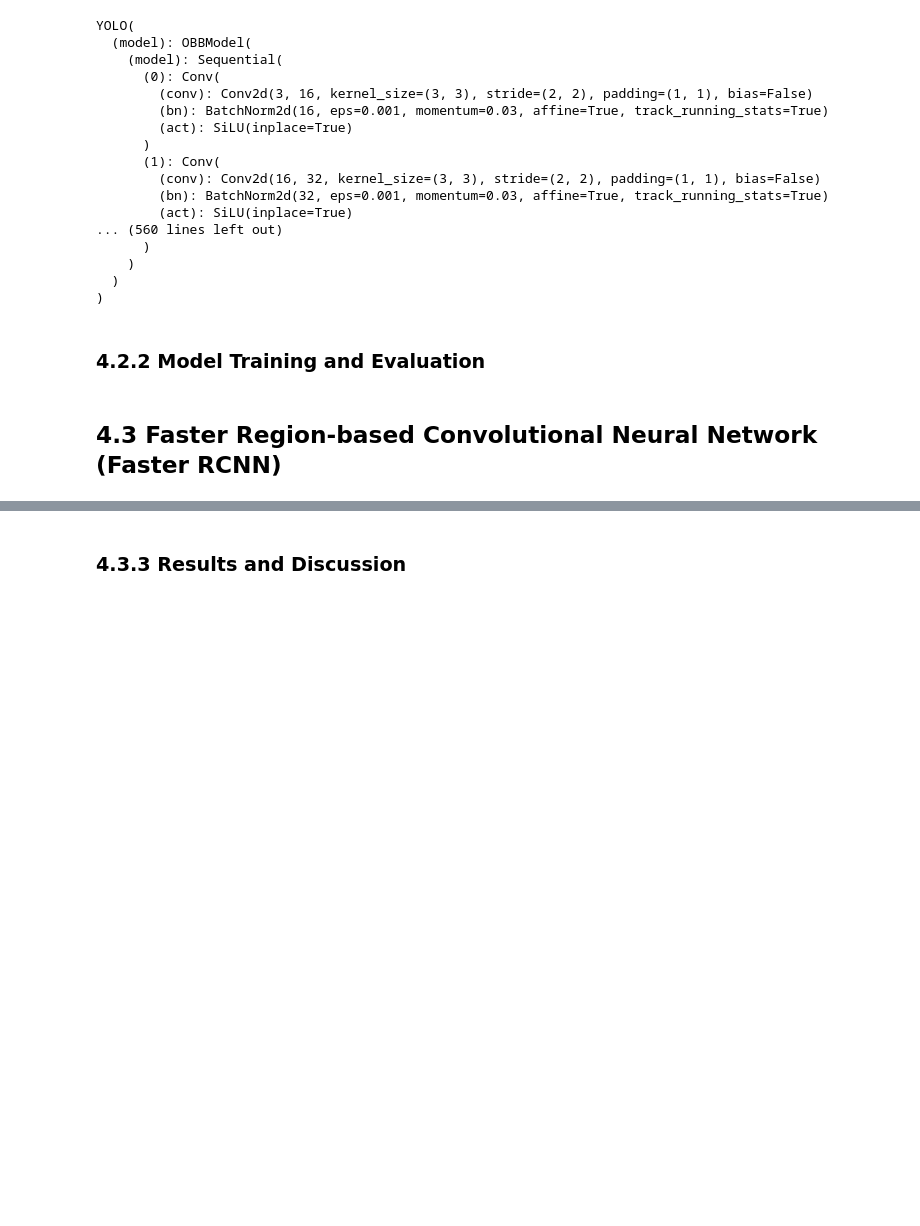
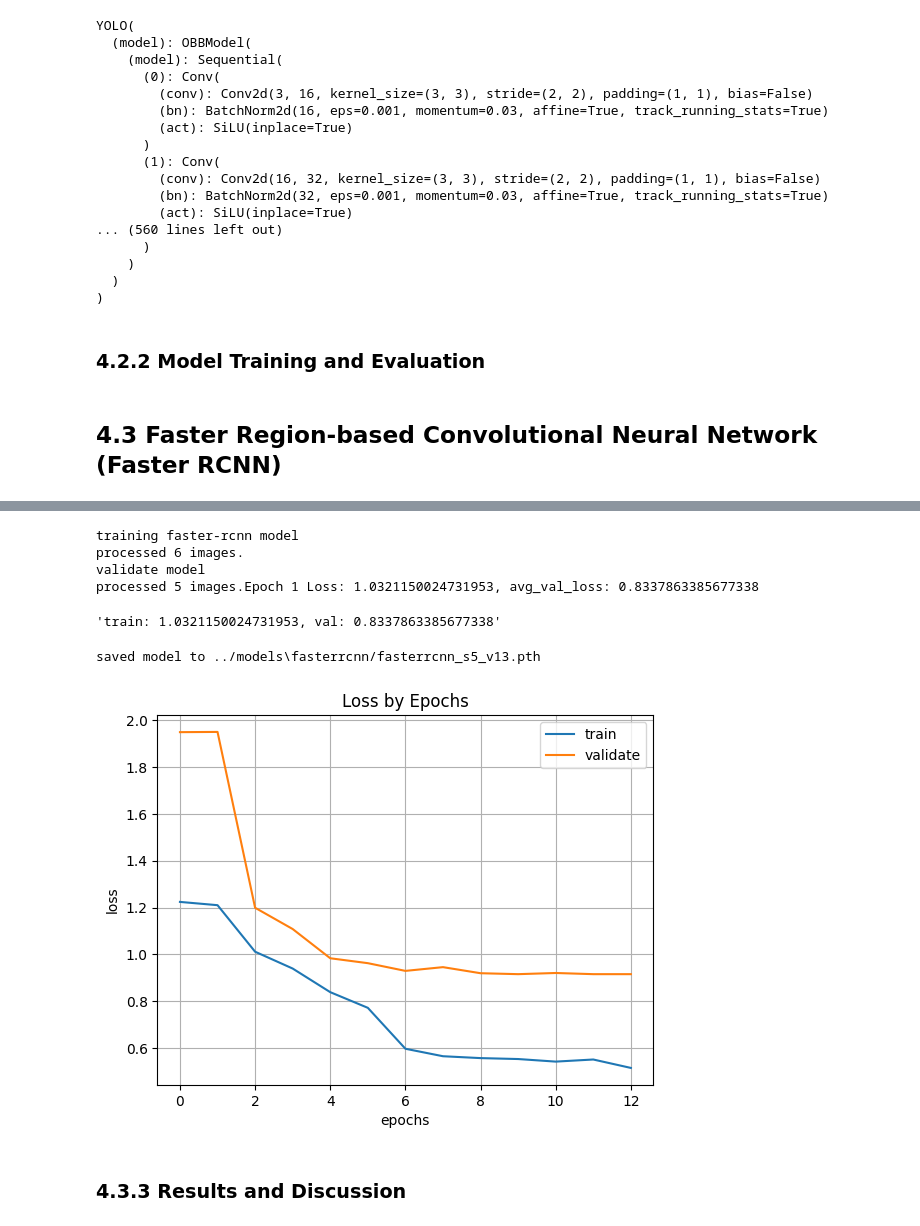
Before and after one commit to WeijieCui/VisualDota, a Jupyter notebook: src/main.ipynb, the cells around one changed output, grey strips where cells are left out. Drawn from its saved outputs; the diff is of its cells as text; code cells hidden in the pictures; blank space fills up the shorter version.

Commit message:
update faster-rcnn.

```diff
--- a/src/main.ipynb
+++ b/src/main.ipynb
@@ -561,6 +568,7 @@ yolo11_val_results = modeling_yolo11.val_model(yolo11)
 # %%
 # Faster-RCNN model
 faster_rcnn = modeling_faster_rcnn.load_model(
-    init=False,
+    model_name='fasterrcnn/fasterrcnn_s5_e12.pth',
     root=MODEL_ROOT_DIR,
 )
+faster_rcnn
@@ -569,27 +598,47 @@ faster_rcnn = modeling_faster_rcnn.load_model(
 # %%
 # Number of separating per edge
-version = 1
-separate = 5
+version = 13
 # Data Loader for Faster-RCNN
-faster_rcnn_data_loader = data_loader.faster_rcnn_data_loader(
+faster_rcnn_train_loader = data_loader.faster_rcnn_data_loader(
     image_dir=os.path.join(DATASET_ROOT_DIR, 'train/images'),
     label_dir=os.path.join(DATASET_ROOT_DIR, 'train/labelTxt'),
     batch_size=2,
     num_workers=2,
 )
+faster_rcnn_val_loader = data_loader.faster_rcnn_data_loader(
+    image_dir=os.path.join(DATASET_ROOT_DIR, 'val/images'),
+    label_dir=os.path.join(DATASET_ROOT_DIR, 'val/labelTxt'),
+    batch_size=2,
+    num_workers=2,
+)
 # Train Faster-RCNN model
-modeling_faster_rcnn.train_model(
+history = modeling_faster_rcnn.train_model(
     faster_rcnn,
-    data_loader=faster_rcnn_data_loader,
-    epochs=2,
+    train_data_loader=faster_rcnn_train_loader,
+    val_data_loader=faster_rcnn_val_loader,
+    lr = 0.05, momentum = 0.5, weight_decay = 0.0001, step_size = 8, gamma = 0.1,
+    epochs=1,
 )
+f'train: {history[0][0]}, val: {history[0][1]}'
+# %% [output]
+training faster-rcnn model
+processed 6 images.
+validate model
+processed 5 images.Epoch 1 Loss: 1.0321150024731953, avg_val_loss: 0.8337863385677338
+'train: 1.0321150024731953, val: 0.8337863385677338'
 # %%
 # Save Faster-RCNN model
 modeling_faster_rcnn.save_model(
     faster_rcnn,
-    model_name=f'fasterrcnn/fasterrcnn_s{separate}_v{version}.pth',
+    model_name=f'fasterrcnn/fasterrcnn_s5_v{version}.pth',
     model_path=MODEL_ROOT_DIR,
 )
+# %% [output]
+saved model to ../models\fasterrcnn/fasterrcnn_s5_v13.pth
+# %%
+modeling_faster_rcnn.show_history()
+# %% [output]
+[figure, added]
 # %% [markdown]
 ### 4.3.3 Results and Discussion
 # %%
```
Also changed, not shown: parts of 6 cells of this notebook, 2 other files.
